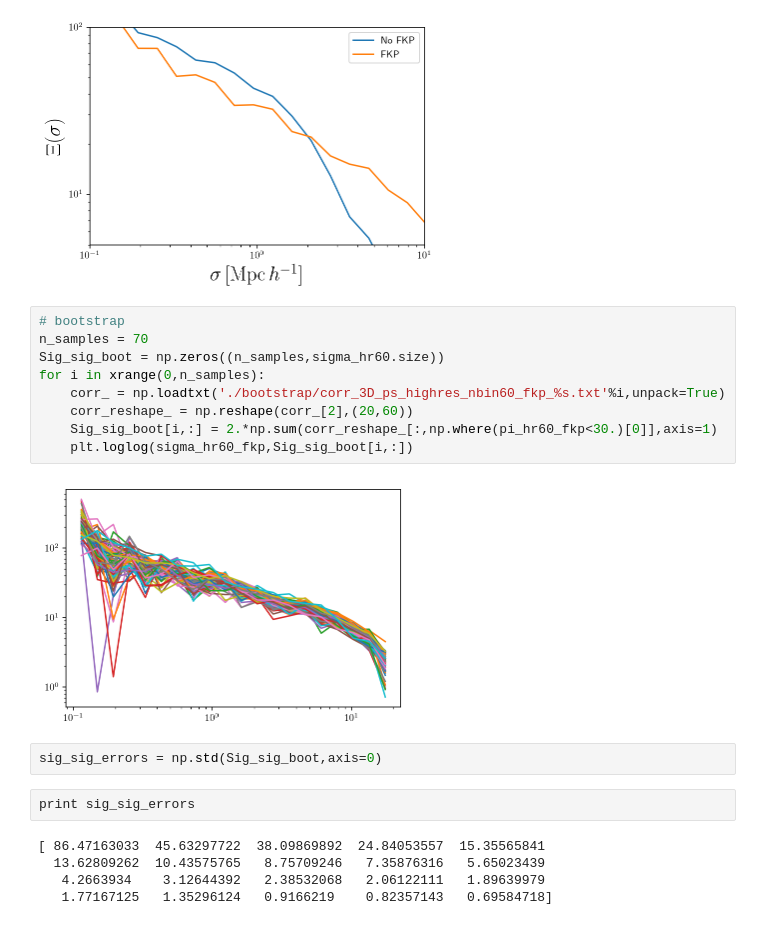
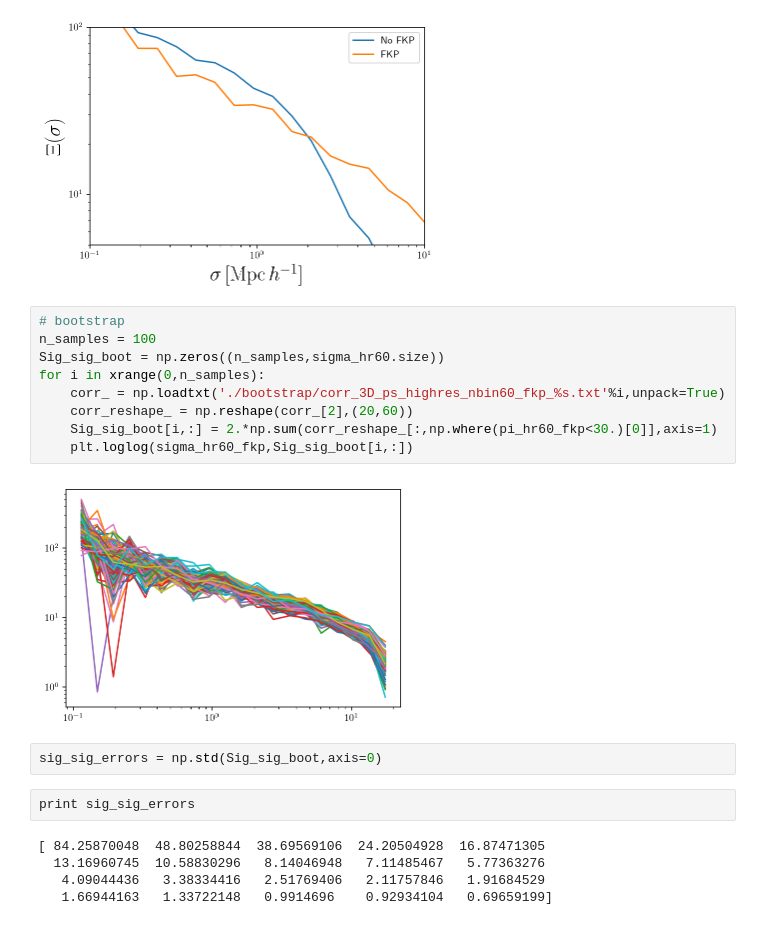
Before and after one commit to damonge/HI_HI, a Jupyter notebook: Analysis.ipynb, the cells around one changed output. Saved outputs shown, nothing was run; the diff lists cells and outputs as text.

Commit message:
Notebook with plots with 100 resamplings

```diff
--- a/Analysis.ipynb
+++ b/Analysis.ipynb
@@ -81,24 +81,24 @@ plt.legend(loc=0)
 [figure]
 # %%
 # bootstrap
-n_samples = 70
+n_samples = 100
 Sig_sig_boot = np.zeros((n_samples,sigma_hr60.size))
 for i in xrange(0,n_samples):
     corr_ = np.loadtxt('./bootstrap/corr_3D_ps_highres_nbin60_fkp_%s.txt'%i,unpack=True)
     corr_reshape_ = np.reshape(corr_[2],(20,60))
     Sig_sig_boot[i,:] = 2.*np.sum(corr_reshape_[:,np.where(pi_hr60_fkp<30.)[0]],axis=1)
     plt.loglog(sigma_hr60_fkp,Sig_sig_boot[i,:])
 # %% [output]
-[figure, old version]
+[figure, new version]
 # %%
 sig_sig_errors = np.std(Sig_sig_boot,axis=0)
 # %%
 print sig_sig_errors
 # %% [output]
-[ 86.47163033  45.63297722  38.09869892  24.84053557  15.35565841
-  13.62809262  10.43575765   8.75709246   7.35876316   5.65023439
-   4.2663934    3.12644392   2.38532068   2.06122111   1.89639979
-   1.77167125   1.35296124   0.9166219    0.82357143   0.69584718]
+[ 84.25870048  48.80258844  38.69569106  24.20504928  16.87471305
+  13.16960745  10.58830296   8.14046948   7.11485467   5.77363276
+   4.09044436   3.38334416   2.51769406   2.11757846   1.91684529
+   1.66944163   1.33722148   0.9914696    0.92934104   0.69659199]
 # %%
 plt.plot(sigma_hr60,Sig_sig, label = 'No FKP')
 plt.errorbar(sigma_hr60_fkp,Sig_sig_fkp,yerr=sig_sig_errors, marker='.', label = 'FKP, bootstrap(%s) errorbars'%n_samples)
```
Also changed, not shown: parts of 1 cell of this notebook.
